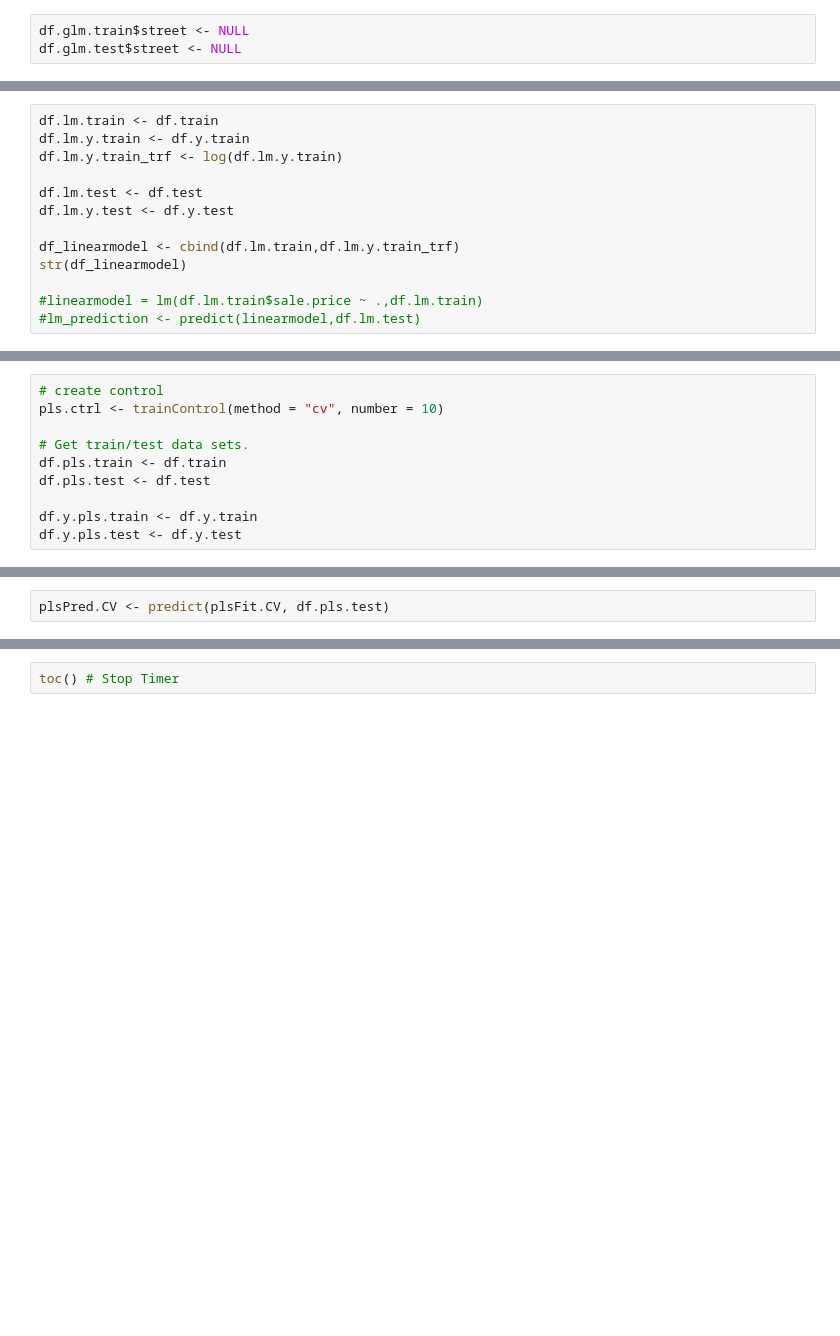
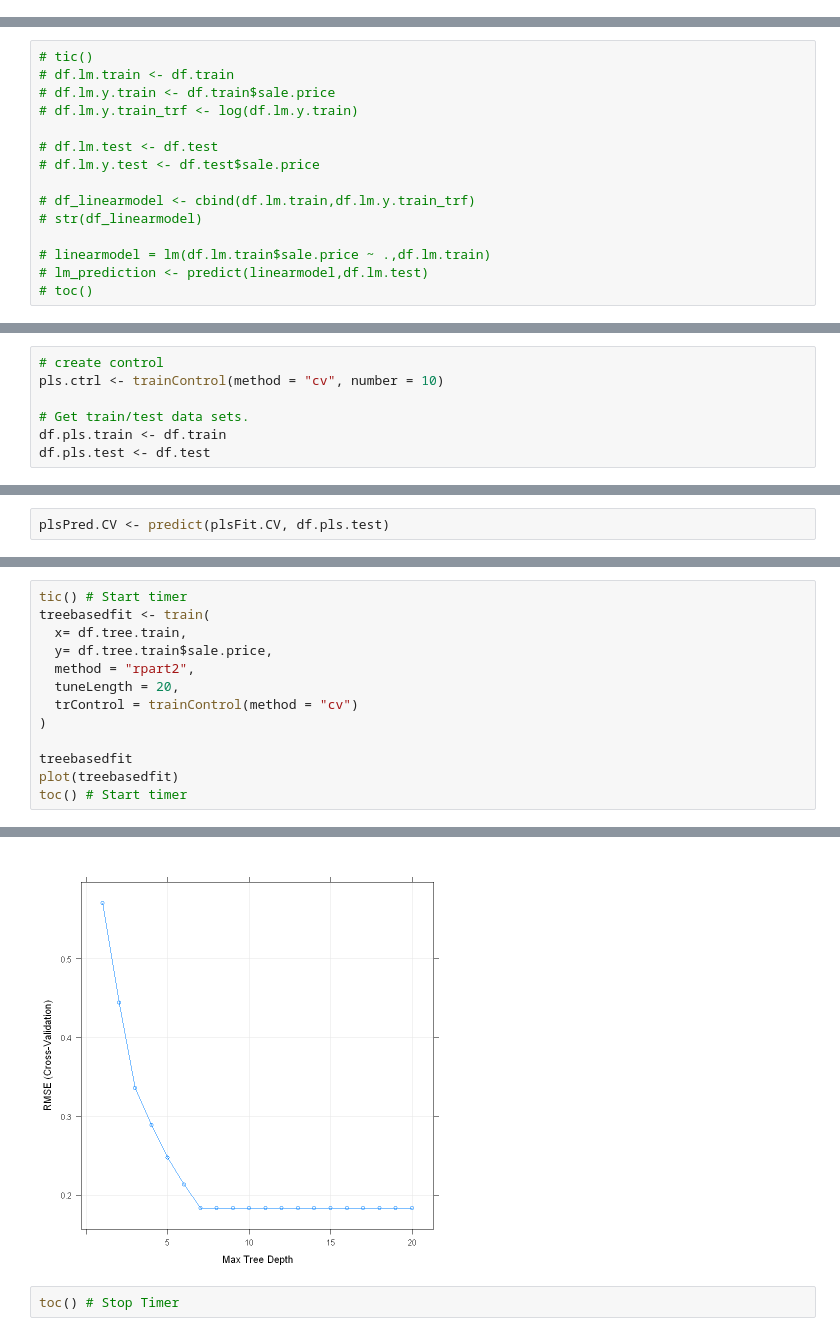
Before and after one commit to jvbaker95/OR-568-Project, a Jupyter notebook: OR-568_Project_Analysis.ipynb, the cells around one changed output, grey strips where cells are left out. Cells and saved outputs as stored; diff of their text form; blank space fills up the shorter version.

```diff
--- a/OR-568_Project_Analysis.ipynb
+++ b/OR-568_Project_Analysis.ipynb
@@ -657,3 +616,0 @@ cat("\n")
-# %%
-df.glm.train$street <- NULL
-df.glm.test$street <- NULL
@@ -711,13 +686,15 @@ tic()
 # %%
-df.lm.train <- df.train
-df.lm.y.train <- df.y.train
-df.lm.y.train_trf <- log(df.lm.y.train)
+# tic()
+# df.lm.train <- df.train
+# df.lm.y.train <- df.train$sale.price
+# df.lm.y.train_trf <- log(df.lm.y.train)
 
-df.lm.test <- df.test
-df.lm.y.test <- df.y.test
+# df.lm.test <- df.test
+# df.lm.y.test <- df.test$sale.price
 
-df_linearmodel <- cbind(df.lm.train,df.lm.y.train_trf)
-str(df_linearmodel)
+# df_linearmodel <- cbind(df.lm.train,df.lm.y.train_trf)
+# str(df_linearmodel)
 
-#linearmodel = lm(df.lm.train$sale.price ~ .,df.lm.train)
-#lm_prediction <- predict(linearmodel,df.lm.test)
+# linearmodel = lm(df.lm.train$sale.price ~ .,df.lm.train)
+# lm_prediction <- predict(linearmodel,df.lm.test)
+# toc()
@@ -771,6 +721,3 @@ pls.ctrl <- trainControl(method = "cv", number = 10)
 # Get train/test data sets.
 df.pls.train <- df.train
 df.pls.test <- df.test
-
-df.y.pls.train <- df.y.train
-df.y.pls.test <- df.y.test
@@ -831,0 +852,14 @@ defaultSummary(plsTest.CV)
+# %%
+tic() # Start timer
+treebasedfit <- train(
+  x= df.tree.train,
+  y= df.tree.train$sale.price,
+  method = "rpart2",
+  tuneLength = 20,
+  trControl = trainControl(method = "cv")
+)
+
+treebasedfit
+plot(treebasedfit)
+toc() # Start timer
+# %% [output]
@@ -832,2 +884,3 @@ defaultSummary(plsTest.CV)
+[figure, added]
 # %%
 toc() # Stop Timer
```
Also changed, not shown: parts of 63 cells of this notebook.
